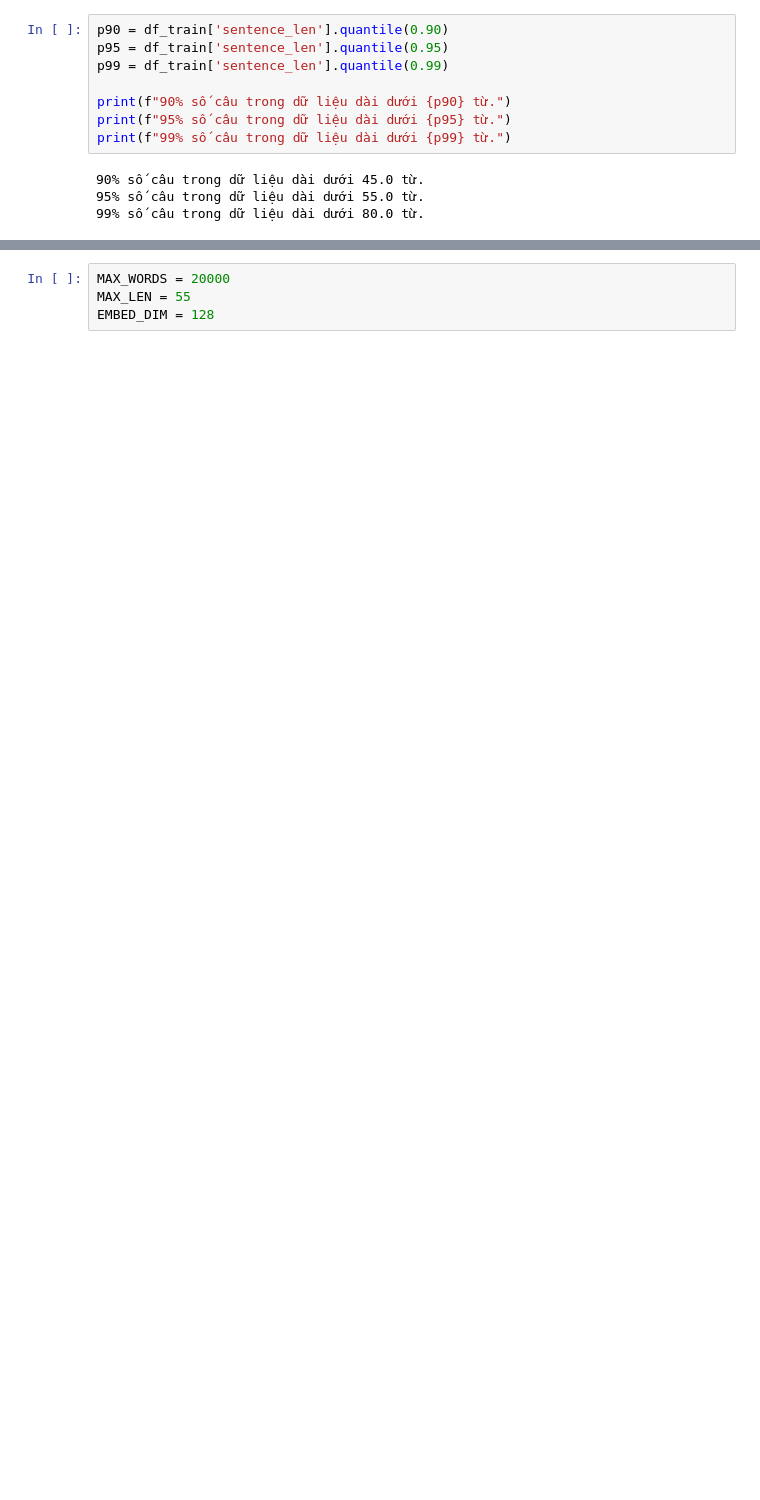
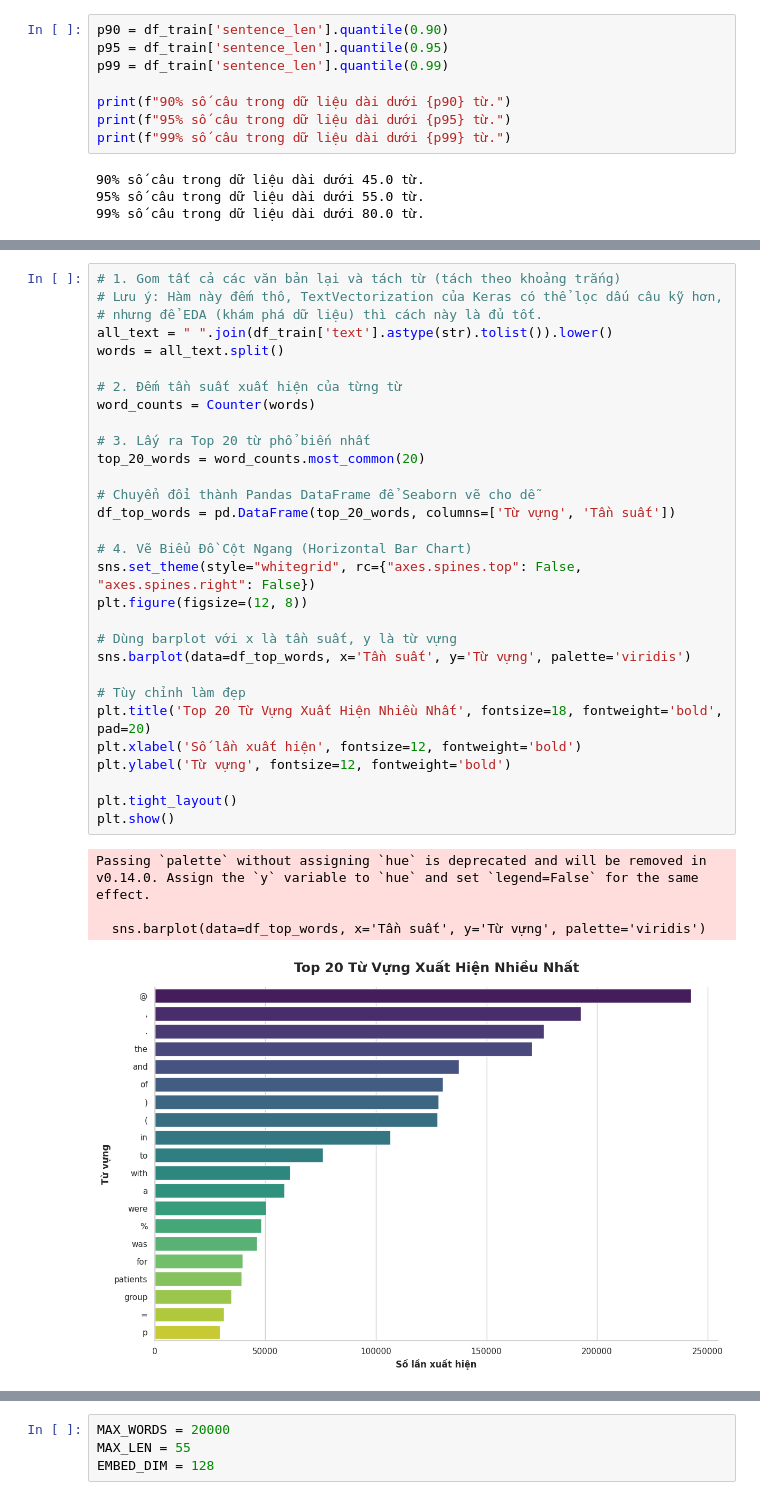
Before and after one commit to SchwiDolavn/CO3133--BB01, a Jupyter notebook: BTL1_Text/notebook/PubMed RCT20k.ipynb, the cells around one changed output, grey strips where cells are left out. Cells and saved outputs as stored; diff of their text form; blank space fills up the shorter version.

```diff
--- a/BTL1_Text/notebook/PubMed RCT20k.ipynb
+++ b/BTL1_Text/notebook/PubMed RCT20k.ipynb
@@ -150,3 +262,38 @@ print(f"99% số câu trong dữ liệu dài dưới {p99} từ.")
+# %%
+# 1. Gom tất cả các văn bản lại và tách từ (tách theo khoảng trắng)
+# Lưu ý: Hàm này đếm thô, TextVectorization của Keras có thể lọc dấu câu kỹ hơn,
+# nhưng để EDA (khám phá dữ liệu) thì cách này là đủ tốt.
+all_text = " ".join(df_train['text'].astype(str).tolist()).lower()
+words = all_text.split()
+
+# 2. Đếm tần suất xuất hiện của từng từ
+word_counts = Counter(words)
+
+# 3. Lấy ra Top 20 từ phổ biến nhất
+top_20_words = word_counts.most_common(20)
+
+# Chuyển đổi thành Pandas DataFrame để Seaborn vẽ cho dễ
+df_top_words = pd.DataFrame(top_20_words, columns=['Từ vựng', 'Tần suất'])
+
+# 4. Vẽ Biểu Đồ Cột Ngang (Horizontal Bar Chart)
+sns.set_theme(style="whitegrid", rc={"axes.spines.top": False, "axes.spines.right": False})
+plt.figure(figsize=(12, 8))
+
+# Dùng barplot với x là tần suất, y là từ vựng
+sns.barplot(data=df_top_words, x='Tần suất', y='Từ vựng', palette='viridis')
+
+# Tùy chỉnh làm đẹp
+plt.title('Top 20 Từ Vựng Xuất Hiện Nhiều Nhất', fontsize=18, fontweight='bold', pad=20)
+plt.xlabel('Số lần xuất hiện', fontsize=12, fontweight='bold')
+plt.ylabel('Từ vựng', fontsize=12, fontweight='bold')
+
+plt.tight_layout()
+plt.show()
+# %% [output]
+Passing `palette` without assigning `hue` is deprecated and will be removed in v0.14.0. Assign the `y` variable to `hue` and set `legend=False` for the same effect.
+
+  sns.barplot(data=df_top_words, x='Tần suất', y='Từ vựng', palette='viridis')
+[figure, added]
 # %%
 label_encoder = LabelEncoder()
 y_train = label_encoder.fit_transform(df_train['label'])
```
Also changed, not shown: parts of 21 cells of this notebook, 1 other file.
